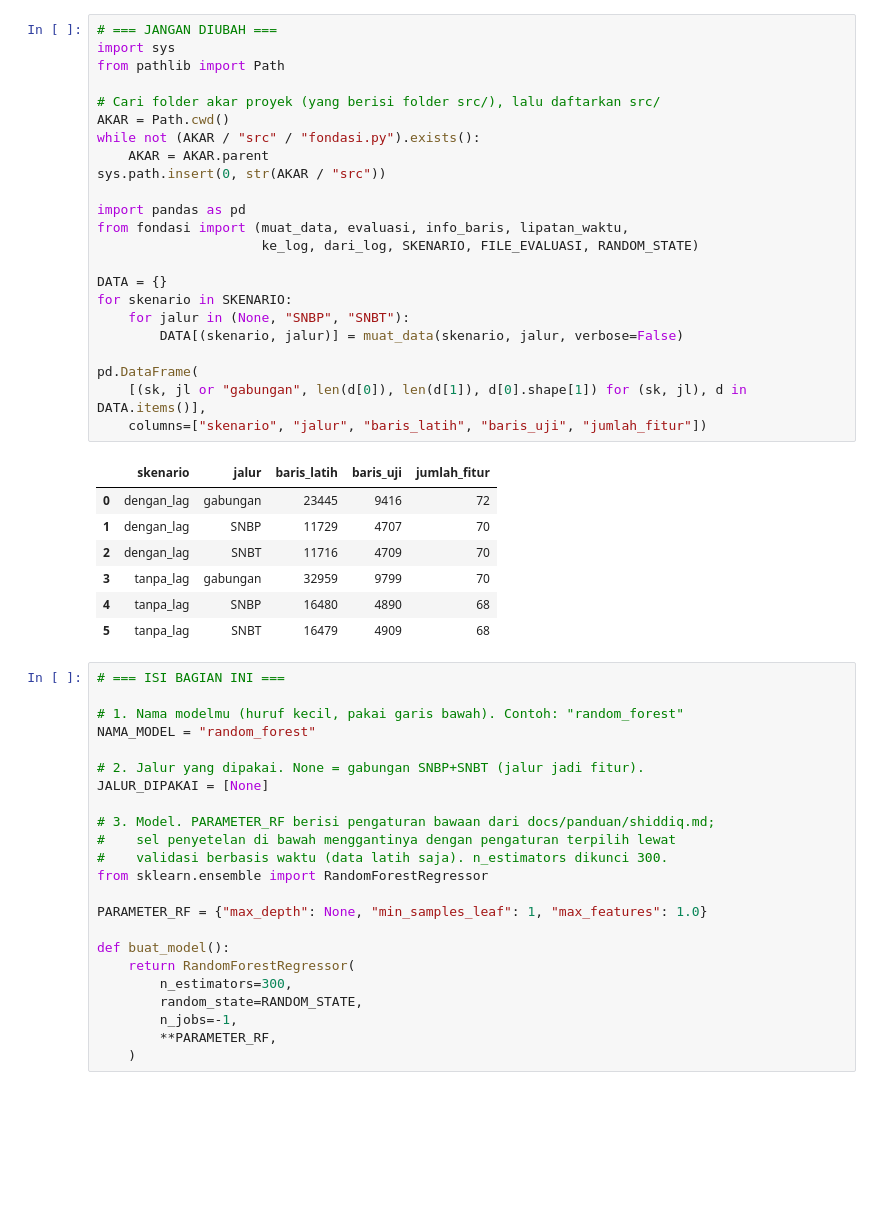
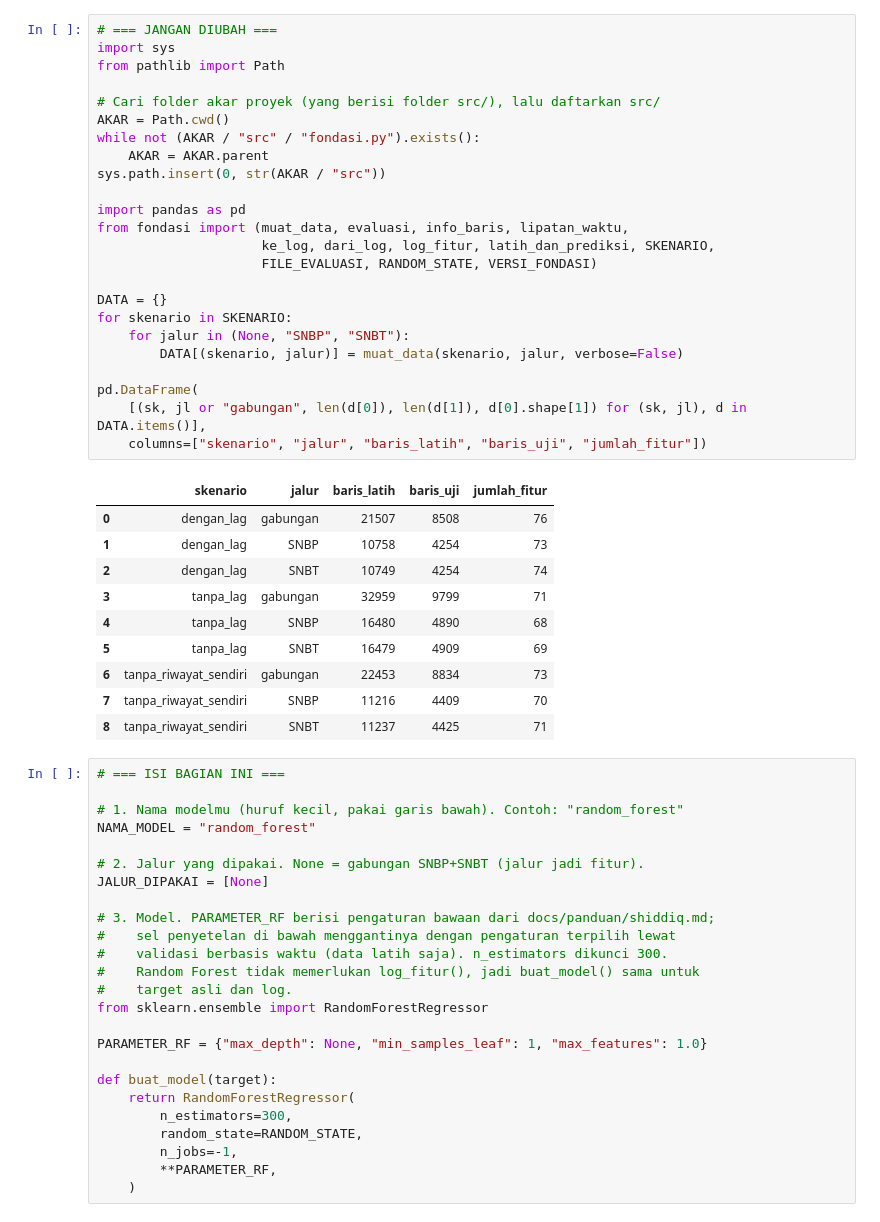
Before and after one commit to samythh/estimasi-peminat-snpmb, a Jupyter notebook: notebooks/02_random_forest.ipynb, the cells around one changed output. Drawn from its saved outputs; the diff is of its cells as text; blank space fills up the shorter version.

```diff
--- a/notebooks/02_random_forest.ipynb
+++ b/notebooks/02_random_forest.ipynb
@@ -26,34 +27,38 @@ Aturan lengkap ada di `docs/STANDAR_PENGERJAAN.md`.
 # %%
 # === JANGAN DIUBAH ===
 import sys
 from pathlib import Path
 
 # Cari folder akar proyek (yang berisi folder src/), lalu daftarkan src/
 AKAR = Path.cwd()
 while not (AKAR / "src" / "fondasi.py").exists():
     AKAR = AKAR.parent
 sys.path.insert(0, str(AKAR / "src"))
 
 import pandas as pd
 from fondasi import (muat_data, evaluasi, info_baris, lipatan_waktu,
-                     ke_log, dari_log, SKENARIO, FILE_EVALUASI, RANDOM_STATE)
+                     ke_log, dari_log, log_fitur, latih_dan_prediksi, SKENARIO,
+                     FILE_EVALUASI, RANDOM_STATE, VERSI_FONDASI)
 
 DATA = {}
 for skenario in SKENARIO:
     for jalur in (None, "SNBP", "SNBT"):
         DATA[(skenario, jalur)] = muat_data(skenario, jalur, verbose=False)
 
 pd.DataFrame(
     [(sk, jl or "gabungan", len(d[0]), len(d[1]), d[0].shape[1]) for (sk, jl), d in DATA.items()],
     columns=["skenario", "jalur", "baris_latih", "baris_uji", "jumlah_fitur"])
 # %% [output]
 |  | skenario | jalur | baris_latih | baris_uji | jumlah_fitur |
-| 0 | dengan_lag | gabungan | 23445 | 9416 | 72 |
-| 1 | dengan_lag | SNBP | 11729 | 4707 | 70 |
-| 2 | dengan_lag | SNBT | 11716 | 4709 | 70 |
-| 3 | tanpa_lag | gabungan | 32959 | 9799 | 70 |
+| 0 | dengan_lag | gabungan | 21507 | 8508 | 76 |
+| 1 | dengan_lag | SNBP | 10758 | 4254 | 73 |
+| 2 | dengan_lag | SNBT | 10749 | 4254 | 74 |
+| 3 | tanpa_lag | gabungan | 32959 | 9799 | 71 |
 | 4 | tanpa_lag | SNBP | 16480 | 4890 | 68 |
-| 5 | tanpa_lag | SNBT | 16479 | 4909 | 68 |
+| 5 | tanpa_lag | SNBT | 16479 | 4909 | 69 |
+| 6 | tanpa_riwayat_sendiri | gabungan | 22453 | 8834 | 73 |
+| 7 | tanpa_riwayat_sendiri | SNBP | 11216 | 4409 | 70 |
+| 8 | tanpa_riwayat_sendiri | SNBT | 11237 | 4425 | 71 |
 # %%
 # === ISI BAGIAN INI ===
 
@@ -66,11 +71,13 @@ JALUR_DIPAKAI = [None]
 # 3. Model. PARAMETER_RF berisi pengaturan bawaan dari docs/panduan/shiddiq.md;
 #    sel penyetelan di bawah menggantinya dengan pengaturan terpilih lewat
 #    validasi berbasis waktu (data latih saja). n_estimators dikunci 300.
+#    Random Forest tidak memerlukan log_fitur(), jadi buat_model() sama untuk
+#    target asli dan log.
 from sklearn.ensemble import RandomForestRegressor
 
 PARAMETER_RF = {"max_depth": None, "min_samples_leaf": 1, "max_features": 1.0}
 
-def buat_model():
+def buat_model(target):
     return RandomForestRegressor(
         n_estimators=300,
         random_state=RANDOM_STATE,
```
Also changed, not shown: parts of 12 cells of this notebook, 9 other files.
